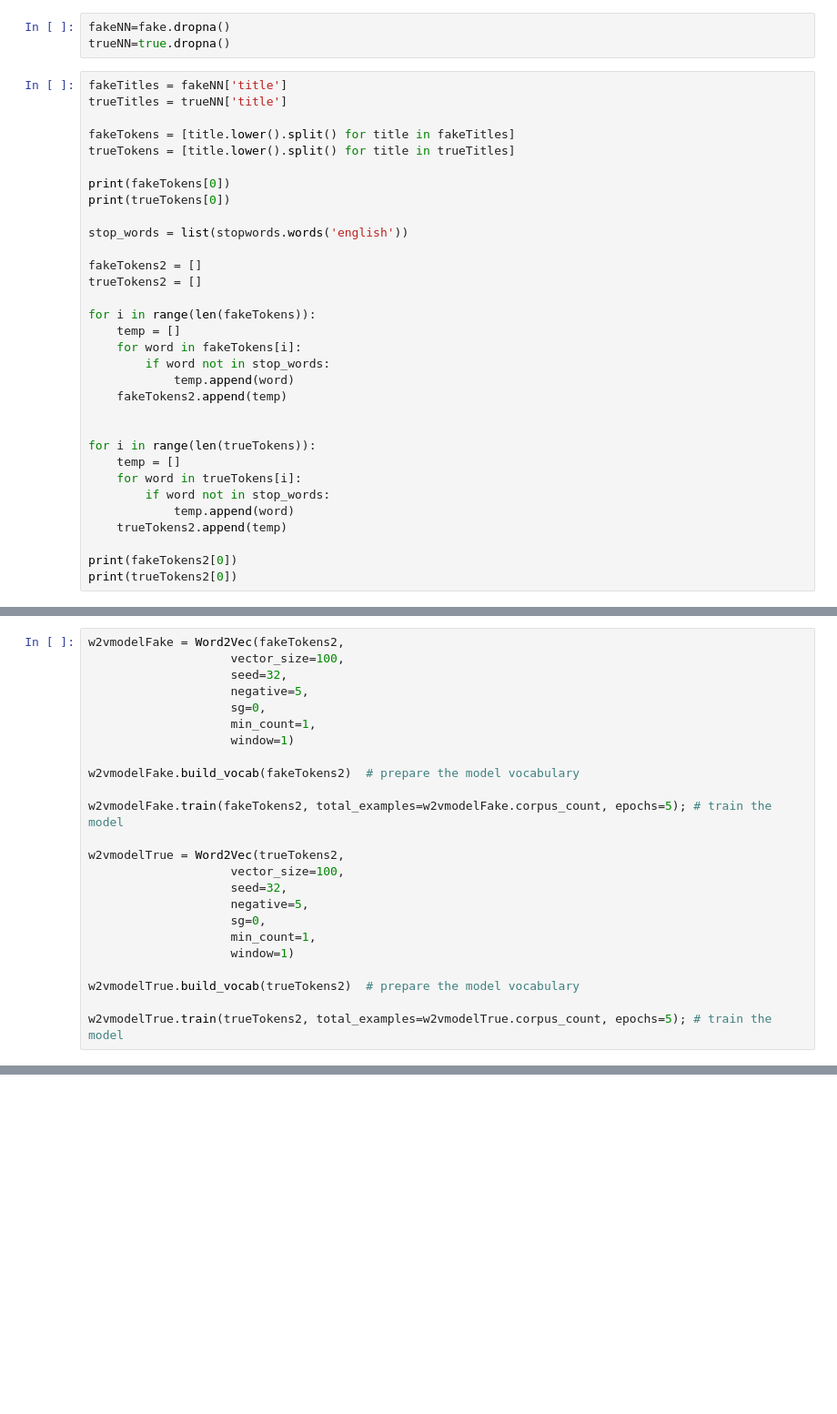
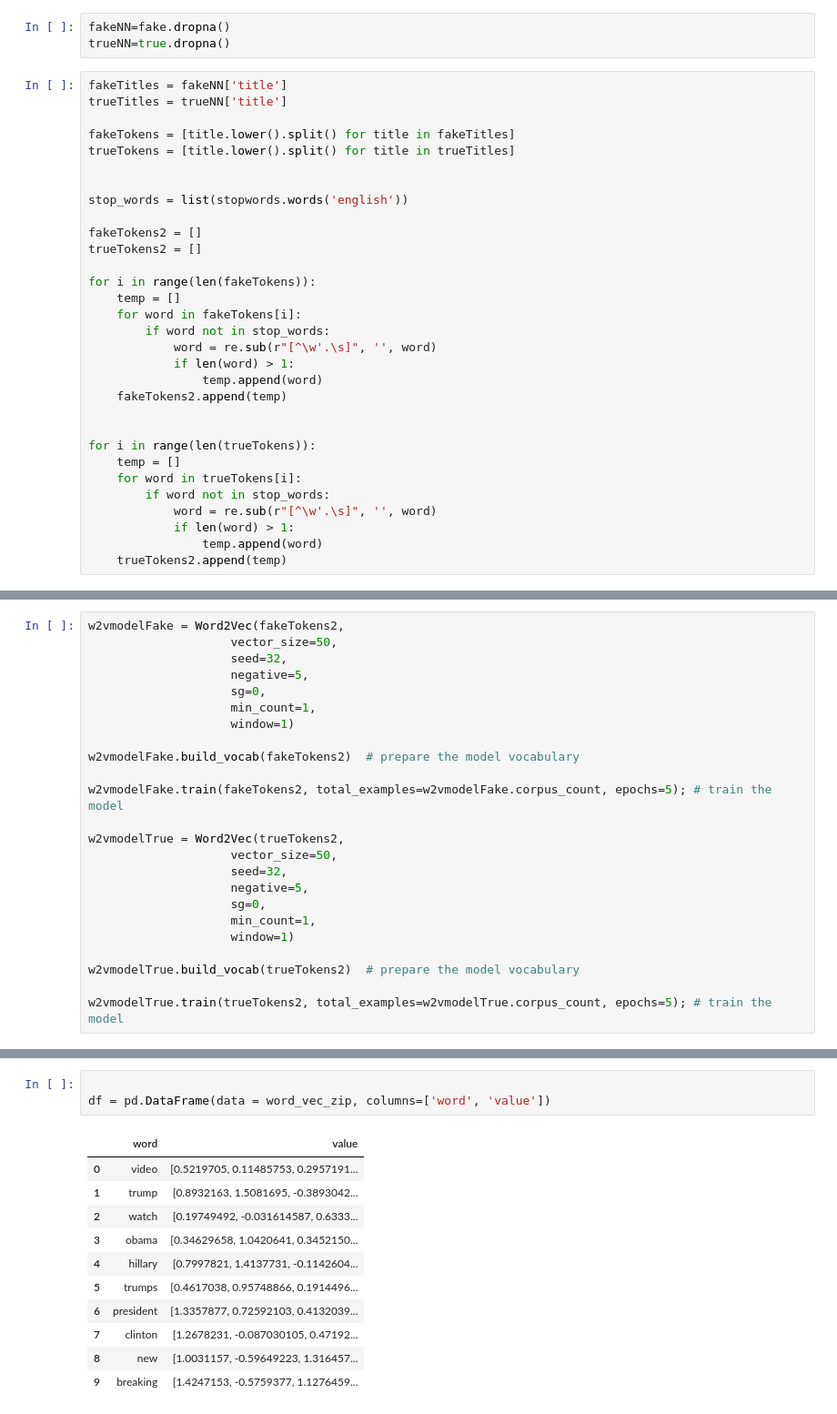
Before and after one commit to Themis-Sot/datam, a Jupyter notebook: Untitled0.ipynb, the cells around one changed output, grey strips where cells are left out. Shown: that part at 91% size. Drawn from its saved outputs; the diff is of its cells as text; blank space fills up the shorter version.

```diff
--- a/Untitled0.ipynb
+++ b/Untitled0.ipynb
@@ -60,8 +62,6 @@ trueTitles = trueNN['title']
 fakeTokens = [title.lower().split() for title in fakeTitles]
 trueTokens = [title.lower().split() for title in trueTitles]
 
-print(fakeTokens[0])
-print(trueTokens[0])
 
 stop_words = list(stopwords.words('english'))
 
@@ -72,7 +72,9 @@ for i in range(len(fakeTokens)):
     temp = []
     for word in fakeTokens[i]:
         if word not in stop_words:
-            temp.append(word)
+            word = re.sub(r"[^\w'.\s]", '', word)
+            if len(word) > 1:
+                temp.append(word)
     fakeTokens2.append(temp)
 
 
@@ -80,11 +82,10 @@ for i in range(len(trueTokens)):
     temp = []
     for word in trueTokens[i]:
         if word not in stop_words:
-            temp.append(word)
+            word = re.sub(r"[^\w'.\s]", '', word)
+            if len(word) > 1:
+                temp.append(word)
     trueTokens2.append(temp)
-
-print(fakeTokens2[0])
-print(trueTokens2[0])
 # %% [output]
 ['donald', 'trump', 'sends', 'out', 'embarrassing', 'new', 'year’s', 'eve', 'message;', 'this', 'is', 'disturbing']
 ['as', 'u.s.', 'budget', 'fight', 'looms,', 'republicans', 'flip', 'their', 'fiscal', 'script']
@@ -93,6 +94,6 @@ print(trueTokens2[0])
 # %%
 w2vmodelFake = Word2Vec(fakeTokens2,
-                    vector_size=100,
+                    vector_size=50,
                     seed=32,
                     negative=5,
                     sg=0,
@@ -104,7 +105,7 @@ w2vmodelFake.build_vocab(fakeTokens2)  # prepare the model vocabulary
 w2vmodelFake.train(fakeTokens2, total_examples=w2vmodelFake.corpus_count, epochs=5); # train the model
 
 w2vmodelTrue = Word2Vec(trueTokens2,
-                    vector_size=100,
+                    vector_size=50,
                     seed=32,
                     negative=5,
                     sg=0,
@@ -156,0 +150,15 @@ TypeError: ignored
+# %%
+
+df = pd.DataFrame(data = word_vec_zip, columns=['word', 'value'])
+# %% [output]
+|  | word | value |
+| 0 | video | [0.5219705, 0.11485753, 0.2957191... |
+| 1 | trump | [0.8932163, 1.5081695, -0.3893042... |
+| 2 | watch | [0.19749492, -0.031614587, 0.6333... |
+| 3 | obama | [0.34629658, 1.0420641, 0.3452150... |
+| 4 | hillary | [0.7997821, 1.4137731, -0.1142604... |
+| 5 | trumps | [0.4617038, 0.95748866, 0.1914496... |
+| 6 | president | [1.3357877, 0.72592103, 0.4132039... |
+| 7 | clinton | [1.2678231, -0.087030105, 0.47192... |
+| 8 | new | [1.0031157, -0.59649223, 1.316457... |
+| 9 | breaking | [1.4247153, -0.5759377, 1.1276459... |
```
Also changed, not shown: parts of 11 cells of this notebook.
